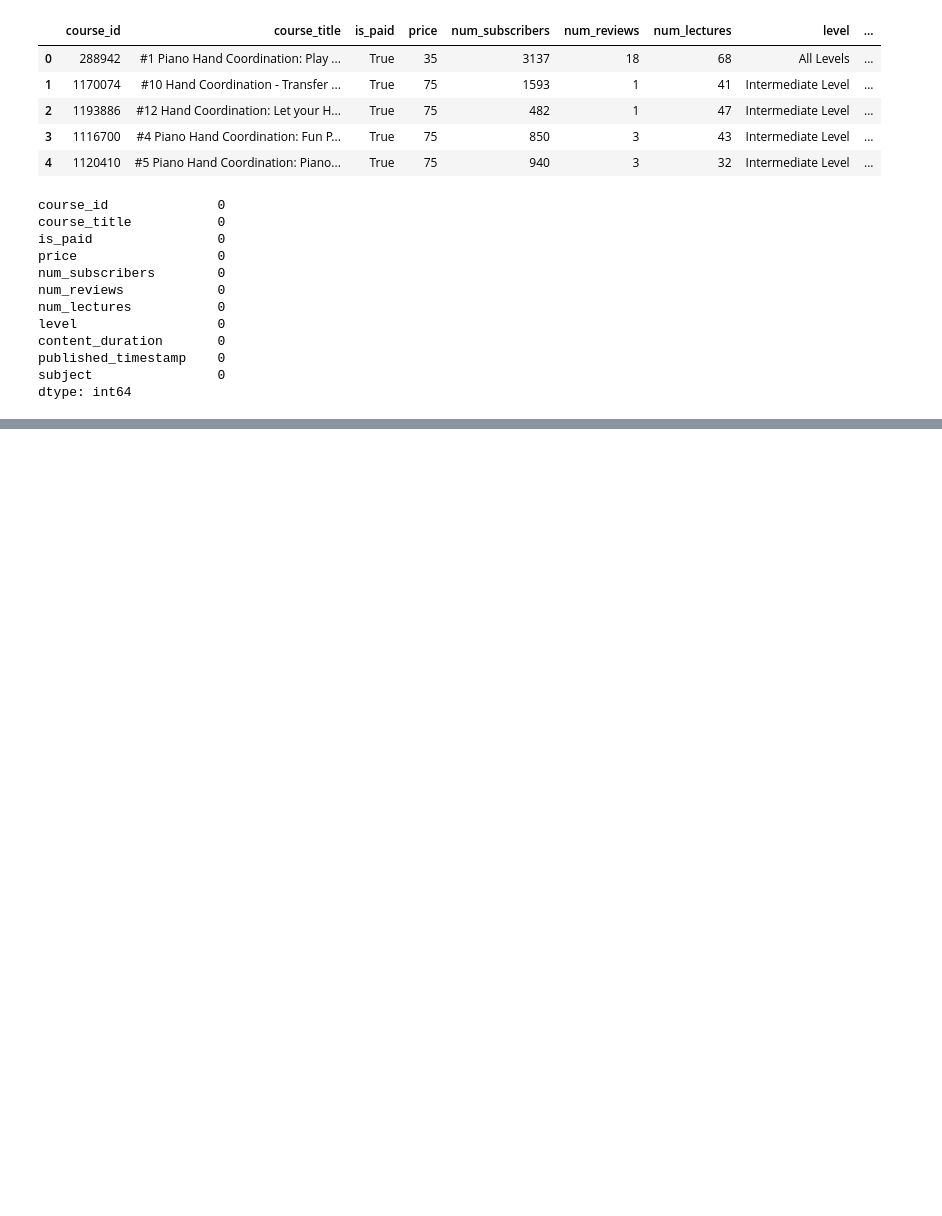
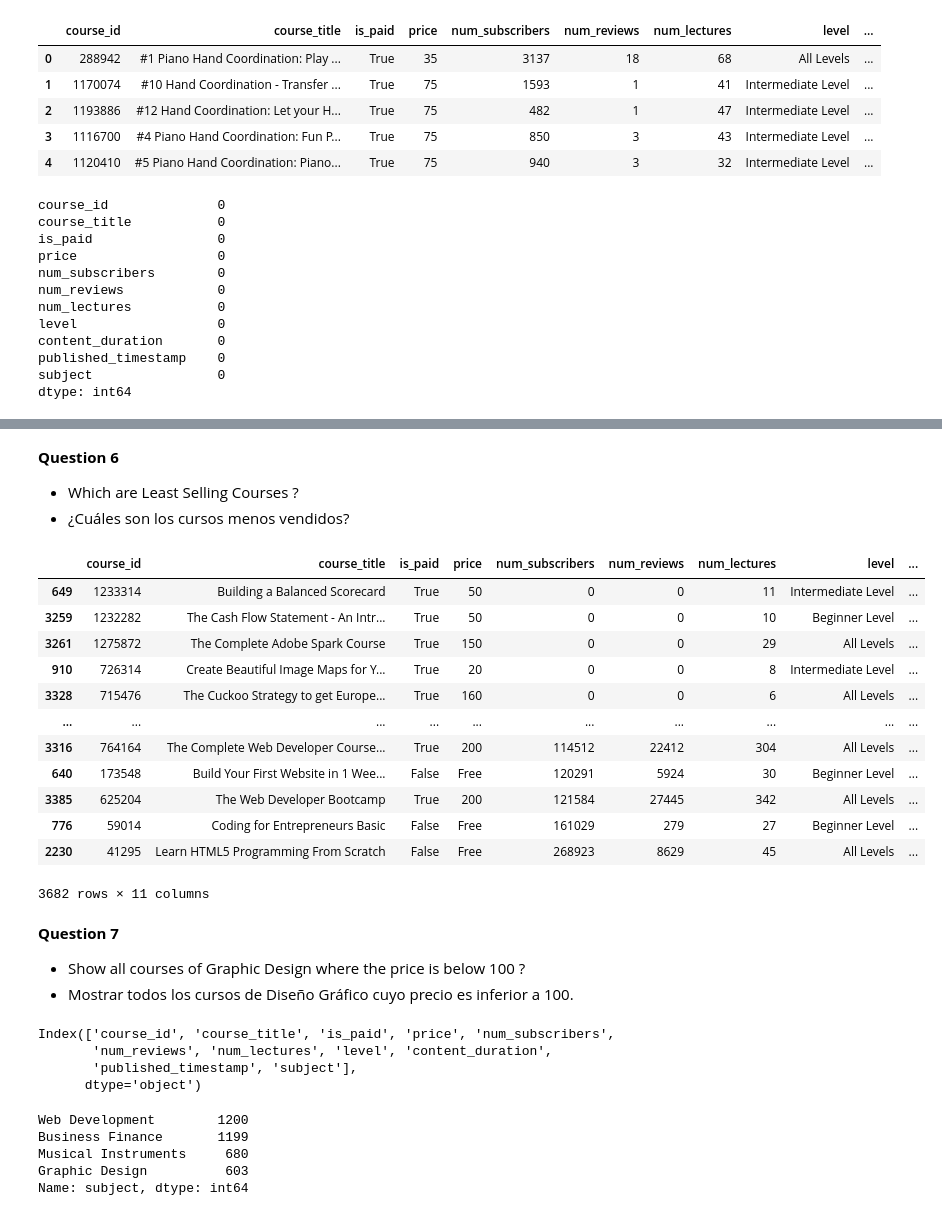
Before and after one commit to MkCst/Data-analysis, a Jupyter notebook: A7UdemyCourses.ipynb, the cells around one changed output, grey strips where cells are left out. Saved outputs shown, nothing was run; the diff lists cells and outputs as text; code cells hidden in the pictures; blank space fills up the shorter version.

```diff
--- a/A7UdemyCourses.ipynb
+++ b/A7UdemyCourses.ipynb
@@ -72,0 +184,40 @@ dtype: int64
+# %% [markdown]
+**Question 6**
+* Which are Least Selling Courses ?
+* ¿Cuáles son los cursos menos vendidos?
+# %%
+# cursos menos vendidos
+df.sort_values('num_subscribers', ascending=True)
+# %% [output]
+|  | course_id | course_title | is_paid | price | num_subscribers | num_reviews | num_lectures | level | ... |
+| 649 | 1233314 | Building a Balanced Scorecard | True | 50 | 0 | 0 | 11 | Intermediate Level | ... |
+| 3259 | 1232282 | The Cash Flow Statement - An Intr... | True | 50 | 0 | 0 | 10 | Beginner Level | ... |
+| 3261 | 1275872 | The Complete Adobe Spark Course | True | 150 | 0 | 0 | 29 | All Levels | ... |
+| 910 | 726314 | Create Beautiful Image Maps for Y... | True | 20 | 0 | 0 | 8 | Intermediate Level | ... |
+| 3328 | 715476 | The Cuckoo Strategy to get Europe... | True | 160 | 0 | 0 | 6 | All Levels | ... |
+| ... | ... | ... | ... | ... | ... | ... | ... | ... | ... |
+| 3316 | 764164 | The Complete Web Developer Course... | True | 200 | 114512 | 22412 | 304 | All Levels | ... |
+| 640 | 173548 | Build Your First Website in 1 Wee... | False | Free | 120291 | 5924 | 30 | Beginner Level | ... |
+| 3385 | 625204 | The Web Developer Bootcamp | True | 200 | 121584 | 27445 | 342 | All Levels | ... |
+| 776 | 59014 | Coding for Entrepreneurs Basic | False | Free | 161029 | 279 | 27 | Beginner Level | ... |
+| 2230 | 41295 | Learn HTML5 Programming From Scratch | False | Free | 268923 | 8629 | 45 | All Levels | ... |
+3682 rows × 11 columns
+# %% [markdown]
+**Question 7**
+* Show all courses of Graphic Design where the price is below 100 ?
+* Mostrar todos los cursos de Diseño Gráfico cuyo precio es inferior a 100.
+# %%
+df.columns
+# %% [output]
+Index(['course_id', 'course_title', 'is_paid', 'price', 'num_subscribers',
+       'num_reviews', 'num_lectures', 'level', 'content_duration',
+       'published_timestamp', 'subject'],
+      dtype='object')
+# %%
+df['subject'].value_counts()
+# %% [output]
+Web Development        1200
+Business Finance       1199
+Musical Instruments     680
+Graphic Design          603
+Name: subject, dtype: int64
```
Also changed, not shown: parts of 39 cells of this notebook.
